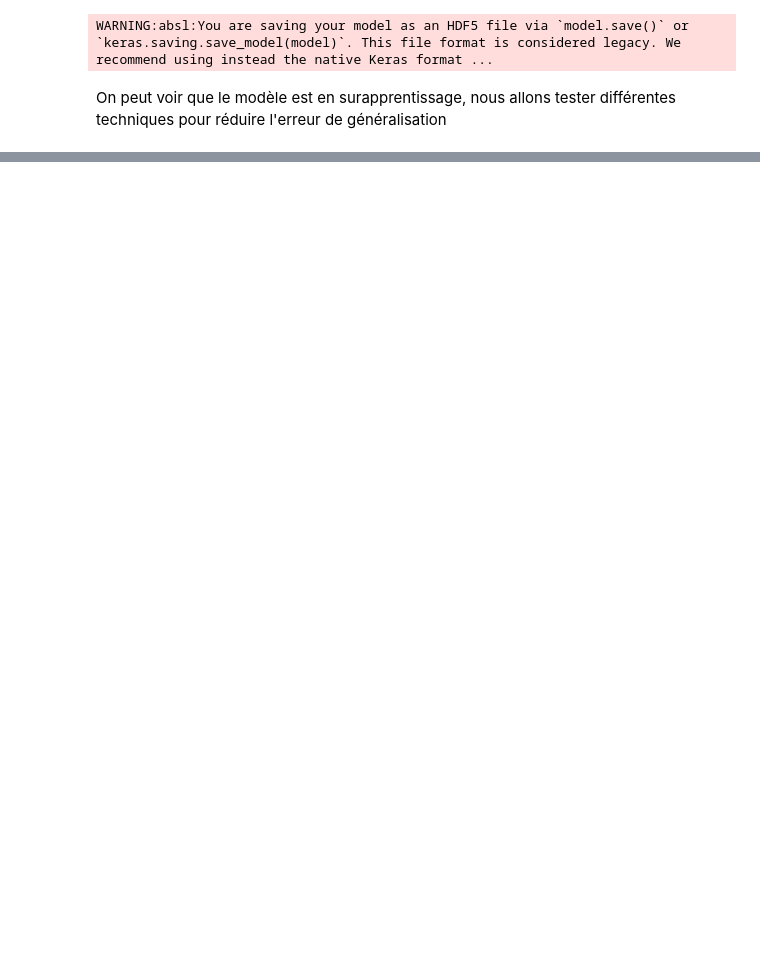
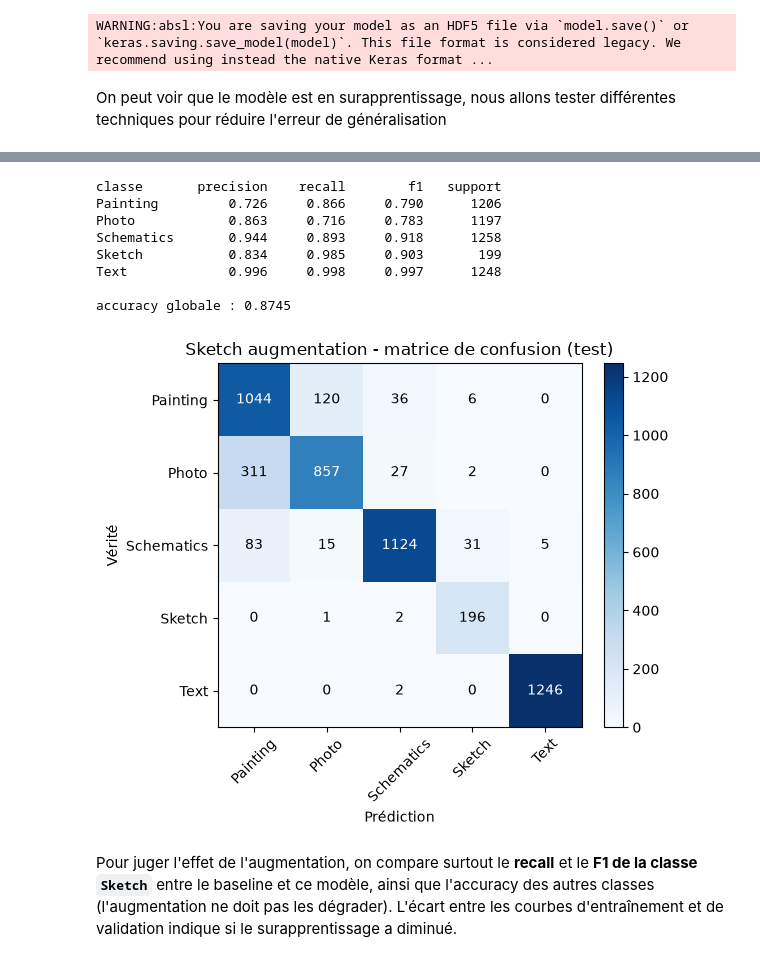
Before and after one commit to Williampancha/Leyenda, a Jupyter notebook: leyenda.ipynb, the cells around one changed output, grey strips where cells are left out. Drawn from its saved outputs; the diff is of its cells as text; code cells hidden in the pictures; blank space fills up the shorter version.

```diff
--- a/leyenda.ipynb
+++ b/leyenda.ipynb
@@ -337,0 +556,15 @@ On peut voir que le modèle est en surapprentissage, nous allons tester différe
+# %%
+confusion_sketch_aug = per_class_metrics(model_sketch_aug, test_data)
+plot_confusion(confusion_sketch_aug, "Sketch augmentation - matrice de confusion (test)")
+# %% [output]
+classe       precision    recall        f1   support
+Painting         0.726     0.866     0.790      1206
+Photo            0.863     0.716     0.783      1197
+Schematics       0.944     0.893     0.918      1258
+Sketch           0.834     0.985     0.903       199
+Text             0.996     0.998     0.997      1248
+
+accuracy globale : 0.8745
+[figure, added]
+# %% [markdown]
+Pour juger l'effet de l'augmentation, on compare surtout le **recall** et le **F1 de la classe `Sketch`** entre le baseline et ce modèle, ainsi que l'accuracy des autres classes (l'augmentation ne doit pas les dégrader). L'écart entre les courbes d'entraînement et de validation indique si le surapprentissage a diminué.
```
Also changed, not shown: parts of 18 cells of this notebook, 1 other file.
